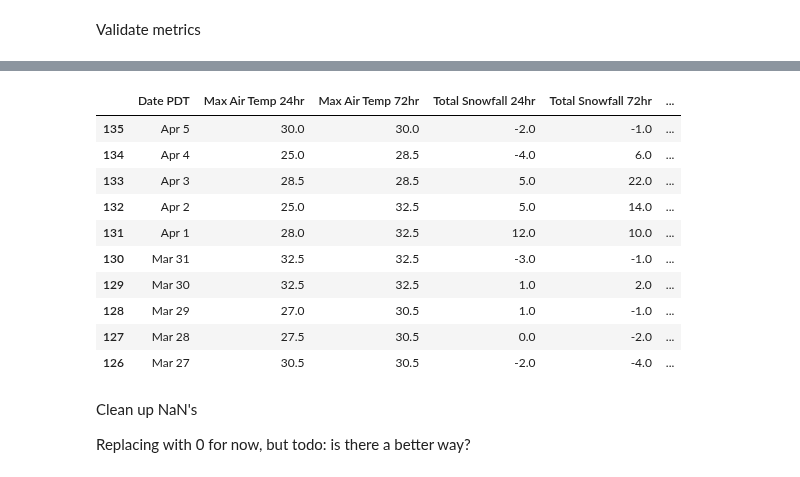
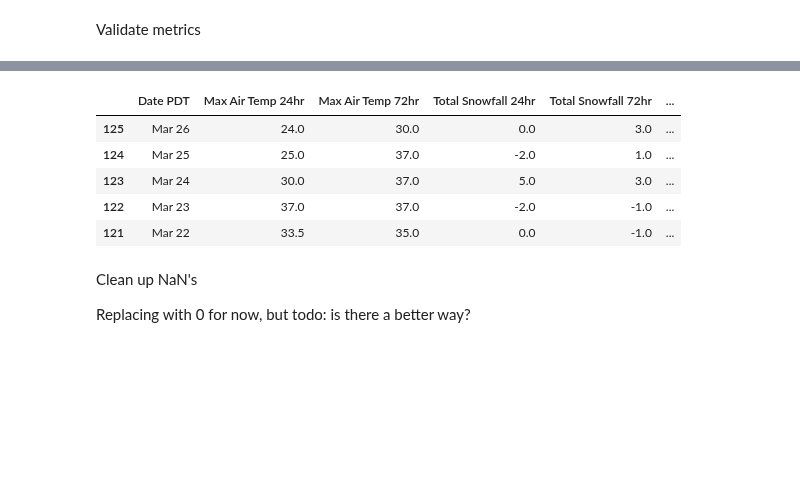
Before and after one commit to itsjpb/470-avalanche-prediction, a Jupyter notebook: jupyter/better_metrics.ipynb, the cells around one changed output, grey strips where cells are left out. Cells and saved outputs as stored; diff of their text form; code cells hidden in the pictures; blank space fills up the shorter version.

```diff
--- a/jupyter/better_metrics.ipynb
+++ b/jupyter/better_metrics.ipynb
@@ -218,7 +218,7 @@ def get_heavy_snowfall(day):
     count = 0
     last = day['SnoHt in'].iat[0]
     for ht in day['SnoHt in'][1:]:
-        if ht - last > 1:
+        if ht - last >= 1:
             count += 1
         last = ht
     return 1 if count >= 6 else 0
@@ -383,44 +435,39 @@ def connect_danger_to_aggregated_weather(seasonal_df, danger_df, result_df):
         row['Yesterday Danger'] = prev_danger
         row ['Danger Rating'] = danger
         return row
 
     prev_day_danger = 0
     # For every danger rating (ie for every day)
     for idx, row in danger_df.iterrows():
         date, date_start = get_date_and_datestart(row)
         # Use this to index the seasonal dataframe
         idx = get_idx(seasonal_df, date_start)
         # Get the past x days
         days_past = get_days_past(seasonal_df)
         # Aggregate them
         agg_past = aggregate(days_past)
         # Tag with date and danger rating
         agg_past = add_date_and_danger(agg_past, date, row['Danger Rating'], prev_day_danger)
         # Add back into the dataframe
         result_df = add_and_reindex(result_df, agg_past)
         # Cache today's danger to use as previous next iter
         prev_day_danger = 0 #row['Danger Rating']
     # Drop a BUNCH of columns
     cols = [1,2,3,4,5,6,7,8,9,10,11,12] # BAD
     result_df.drop(result_df.columns[cols], axis=1, inplace=True)
     return result_df
 
 seasonal_weather, seasonal_danger, training_data = initialize_dataframes()
 
 training_data = connect_danger_to_aggregated_weather(seasonal_weather, seasonal_danger, training_data)
-training_data.iloc[10:20]
+training_data.iloc[20:25]
 # %% [output]
 |  | Date PDT | Max Air Temp 24hr | Max Air Temp 72hr | Total Snowfall 24hr | Total Snowfall 72hr | ... |
-| 135 | Apr 5 | 30.0 | 30.0 | -2.0 | -1.0 | ... |
-| 134 | Apr 4 | 25.0 | 28.5 | -4.0 | 6.0 | ... |
-| 133 | Apr 3 | 28.5 | 28.5 | 5.0 | 22.0 | ... |
-| 132 | Apr 2 | 25.0 | 32.5 | 5.0 | 14.0 | ... |
-| 131 | Apr 1 | 28.0 | 32.5 | 12.0 | 10.0 | ... |
-| 130 | Mar 31 | 32.5 | 32.5 | -3.0 | -1.0 | ... |
-| 129 | Mar 30 | 32.5 | 32.5 | 1.0 | 2.0 | ... |
-| 128 | Mar 29 | 27.0 | 30.5 | 1.0 | -1.0 | ... |
-| 127 | Mar 28 | 27.5 | 30.5 | 0.0 | -2.0 | ... |
-| 126 | Mar 27 | 30.5 | 30.5 | -2.0 | -4.0 | ... |
+| 125 | Mar 26 | 24.0 | 30.0 | 0.0 | 3.0 | ... |
+| 124 | Mar 25 | 25.0 | 37.0 | -2.0 | 1.0 | ... |
+| 123 | Mar 24 | 30.0 | 37.0 | 5.0 | 3.0 | ... |
+| 122 | Mar 23 | 37.0 | 37.0 | -2.0 | -1.0 | ... |
+| 121 | Mar 22 | 33.5 | 35.0 | 0.0 | -1.0 | ... |
 # %% [markdown]
 Clean up NaN's
 
```
Also changed, not shown: parts of 4 cells of this notebook.
